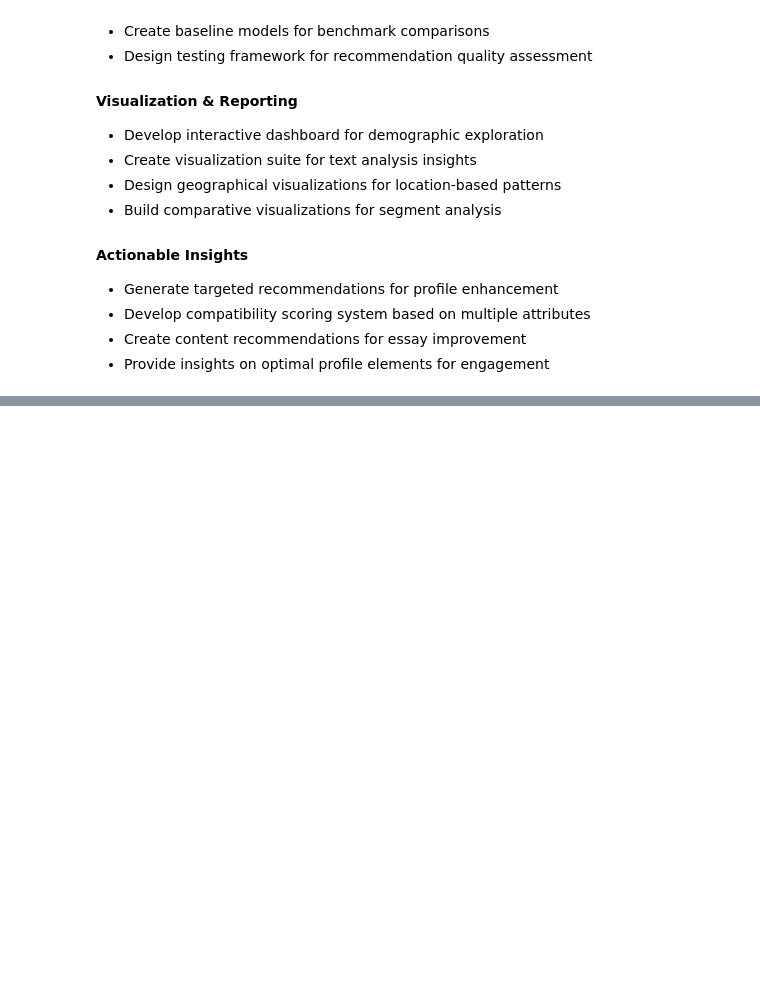
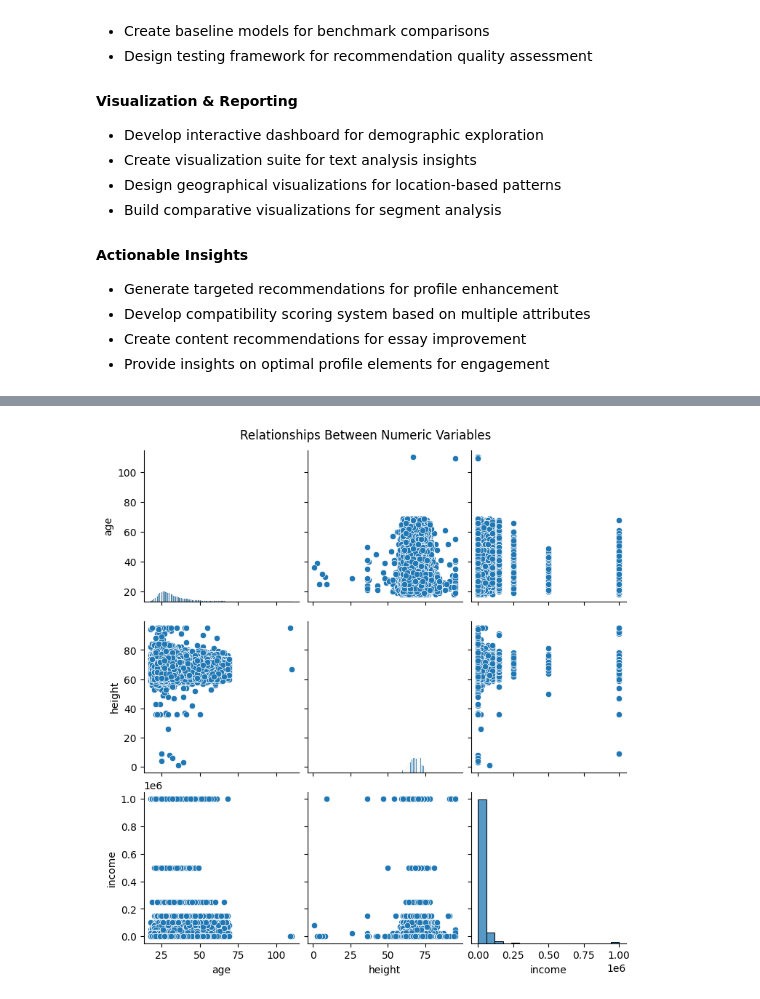
Before and after one commit to olavodd42/OKCupid-Date-a-Scientist, a Jupyter notebook: date-a-scientist.ipynb, the cells around one changed output, grey strips where cells are left out. Drawn from its saved outputs; the diff is of its cells as text; code cells hidden in the pictures; blank space fills up the shorter version.

```diff
--- a/date-a-scientist.ipynb
+++ b/date-a-scientist.ipynb
@@ -131,0 +221,7 @@ df.head()
+# %%
+numeric_df = df[numeric_cols].dropna()
+sns.pairplot(numeric_df)
+plt.suptitle('Relationships Between Numeric Variables', y=1.02)
+plt.show()
+# %% [output]
+[figure, added]
```
Also changed, not shown: parts of 26 cells of this notebook, 3 other files.
